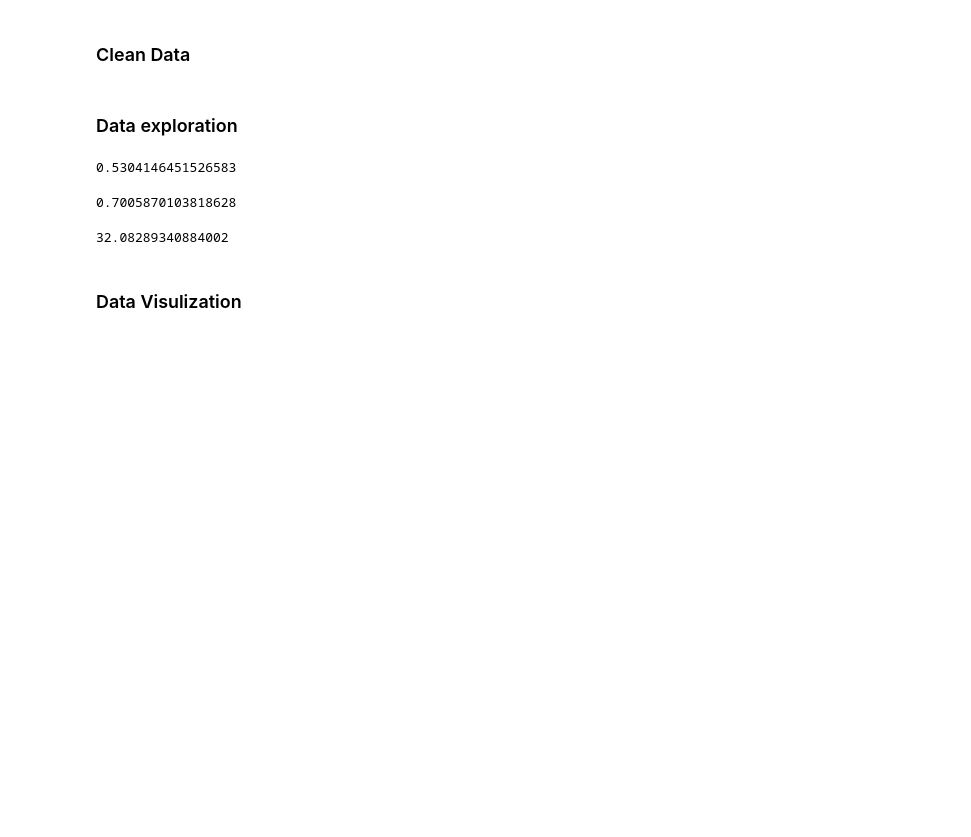
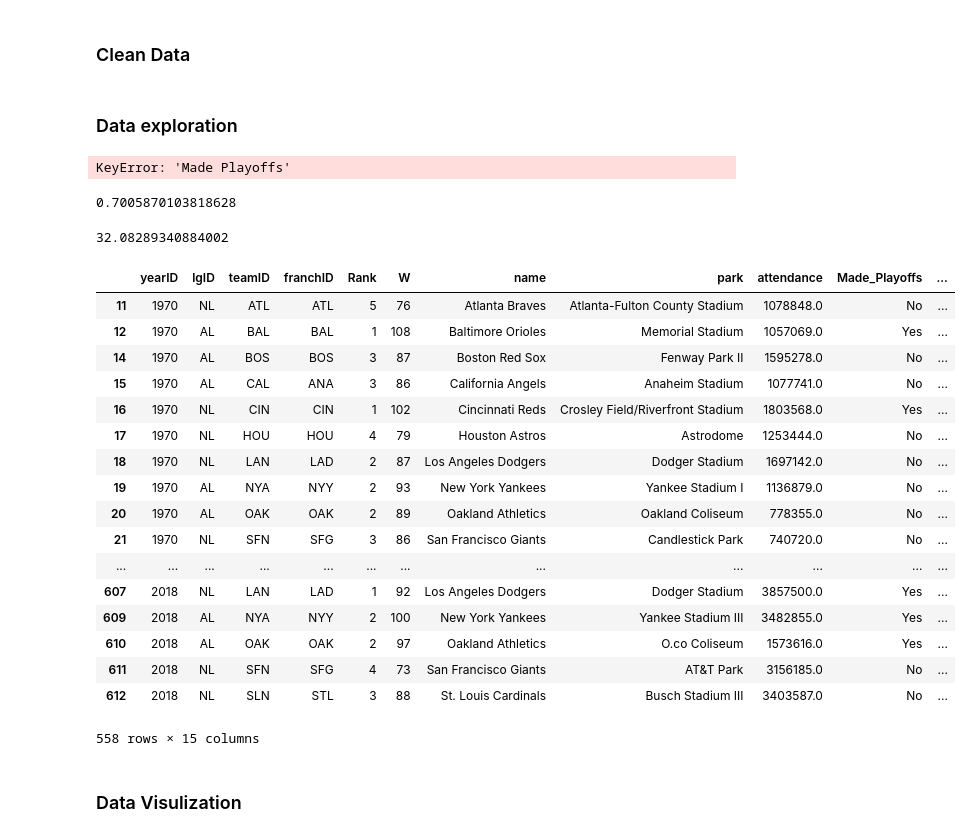
Before and after one commit to alan-flint/MLB-Visualization, a Jupyter notebook: code/clean_attendance_nb.ipynb, the cells around one changed output. Cells and saved outputs as stored; diff of their text form; code cells hidden in the pictures; blank space fills up the shorter version.

```diff
--- a/code/clean_attendance_nb.ipynb
+++ b/code/clean_attendance_nb.ipynb
@@ -101,18 +101,39 @@ pert_df.loc[(pert_df.new_stadium.isna()), 'new_stadium'] = 'no'
 new_stadium = pert_df.loc[pert_df.new_stadium == 'yes']
 # %% [markdown]
 ### Data exploration
+# %%
+pert_df.loc[pert_df['Made Playoffs'] == 'No'].percent_filled.mean()
+# %% [output]
+KeyError: 'Made Playoffs'
 # %%
-pert_df.loc[pert_df.playoff_boolean == 'no'].percent_filled.mean()
+pert_df.loc[pert_df['Made_Playoffs'] == 'Yes'].percent_filled.mean()
 # %% [output]
-0.5304146451526583
+0.7005870103818628
-# %%
-pert_df.loc[pert_df.playoff_boolean == 'yes'].percent_filled.mean()
-# %% [output]
-0.7005870103818628
 # %%
 (0.7005870103818628 - 0.5304146451526583)/(0.5304146451526583)*100
 # %% [output]
 32.08289340884002
+# %%
+pert_df
+# %% [output]
+|  | yearID | lgID | teamID | franchID | Rank | W | name | park | attendance | Made_Playoffs | ... |
+| 11 | 1970 | NL | ATL | ATL | 5 | 76 | Atlanta Braves | Atlanta-Fulton County Stadium | 1078848.0 | No | ... |
+| 12 | 1970 | AL | BAL | BAL | 1 | 108 | Baltimore Orioles | Memorial Stadium | 1057069.0 | Yes | ... |
+| 14 | 1970 | AL | BOS | BOS | 3 | 87 | Boston Red Sox | Fenway Park II | 1595278.0 | No | ... |
+| 15 | 1970 | AL | CAL | ANA | 3 | 86 | California Angels | Anaheim Stadium | 1077741.0 | No | ... |
+| 16 | 1970 | NL | CIN | CIN | 1 | 102 | Cincinnati Reds | Crosley Field/Riverfront Stadium | 1803568.0 | Yes | ... |
+| 17 | 1970 | NL | HOU | HOU | 4 | 79 | Houston Astros | Astrodome | 1253444.0 | No | ... |
+| 18 | 1970 | NL | LAN | LAD | 2 | 87 | Los Angeles Dodgers | Dodger Stadium | 1697142.0 | No | ... |
+| 19 | 1970 | AL | NYA | NYY | 2 | 93 | New York Yankees | Yankee Stadium I | 1136879.0 | No | ... |
+| 20 | 1970 | AL | OAK | OAK | 2 | 89 | Oakland Athletics | Oakland Coliseum | 778355.0 | No | ... |
+| 21 | 1970 | NL | SFN | SFG | 3 | 86 | San Francisco Giants | Candlestick Park | 740720.0 | No | ... |
+| ... | ... | ... | ... | ... | ... | ... | ... | ... | ... | ... | ... |
+| 607 | 2018 | NL | LAN | LAD | 1 | 92 | Los Angeles Dodgers | Dodger Stadium | 3857500.0 | Yes | ... |
+| 609 | 2018 | AL | NYA | NYY | 2 | 100 | New York Yankees | Yankee Stadium III | 3482855.0 | Yes | ... |
+| 610 | 2018 | AL | OAK | OAK | 2 | 97 | Oakland Athletics | O.co Coliseum | 1573616.0 | Yes | ... |
+| 611 | 2018 | NL | SFN | SFG | 4 | 73 | San Francisco Giants | AT&T Park | 3156185.0 | No | ... |
+| 612 | 2018 | NL | SLN | STL | 3 | 88 | St. Louis Cardinals | Busch Stadium III | 3403587.0 | No | ... |
+558 rows × 15 columns
 # %% [markdown]
 ### Data Visulization
 # %%
```
Also changed, not shown: parts of 5 cells of this notebook.
